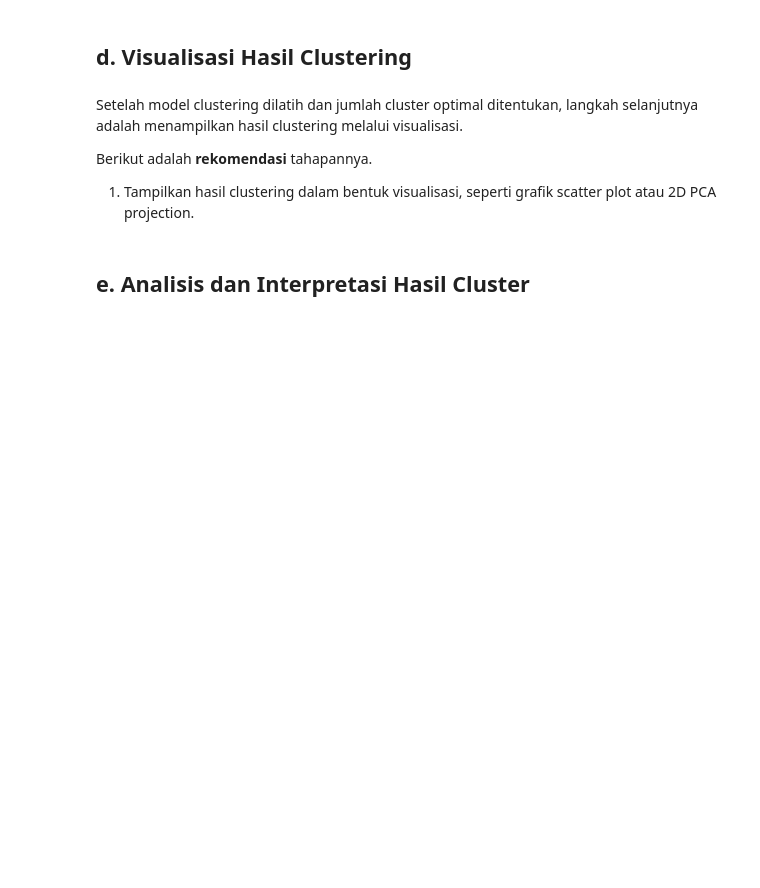
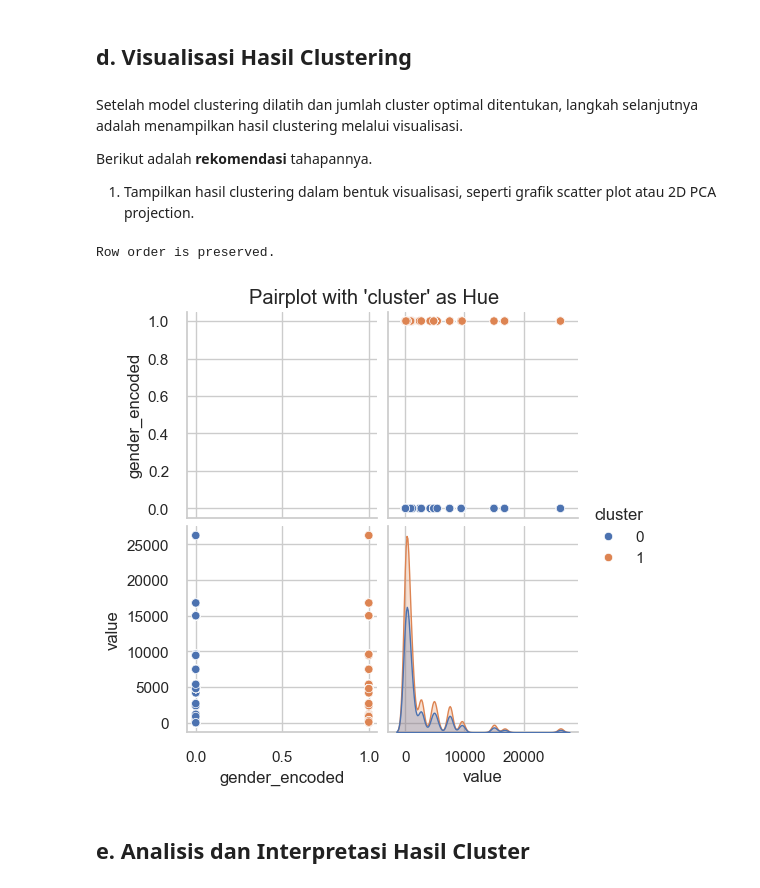
Before and after one commit to arguto1993/istanbul-retail-clustering-classification, a Jupyter notebook: clustering.ipynb, the cells around one changed output. Saved outputs shown, nothing was run; the diff lists cells and outputs as text; code cells hidden in the pictures; blank space fills up the shorter version.

```diff
--- a/clustering.ipynb
+++ b/clustering.ipynb
@@ -1072,6 +1074,32 @@ Setelah model clustering dilatih dan jumlah cluster optimal ditentukan, langkah
 
 Berikut adalah **rekomendasi** tahapannya.
 1. Tampilkan hasil clustering dalam bentuk visualisasi, seperti grafik scatter plot atau 2D PCA projection.
+# %%
+# Check if indices align
+if (df.index == df_opt.index).all():
+    print("Row order is preserved.")
+else:
+    print("Row order has been altered.")
+# %% [output]
+Row order is preserved.
+# %%
+df_clustered = df.copy()
+
+df_clustered['value'] = df_clustered['quantity'] * df_clustered['price']
+df_clustered['invoice_date'] = pd.to_datetime(df_clustered['invoice_date'], format='%d/%m/%Y')
+df_clustered['invoice_year'] = df_clustered['invoice_date'].dt.year
+df_clustered['invoice_month'] = df_clustered['invoice_date'].dt.month
+df_clustered['cluster'] = kmeans_1.labels_
+# %%
+# Encode 'gender' as numeric
+df_clustered['gender_encoded'] = df_clustered['gender'].map({'Male': 0, 'Female': 1})  # Adjust mapping as needed
+
+# Use the encoded column
+sns.pairplot(df_clustered, hue='cluster', vars=['gender_encoded', 'value'], height=2.5)
+plt.suptitle(f"Pairplot with 'cluster' as Hue", y=1.02)
+plt.show()
+# %% [output]
+[figure, added]
 # %% [markdown]
 ## **e. Analisis dan Interpretasi Hasil Cluster**
 # %% [markdown]
```
Also changed, not shown: parts of 12 cells of this notebook.
